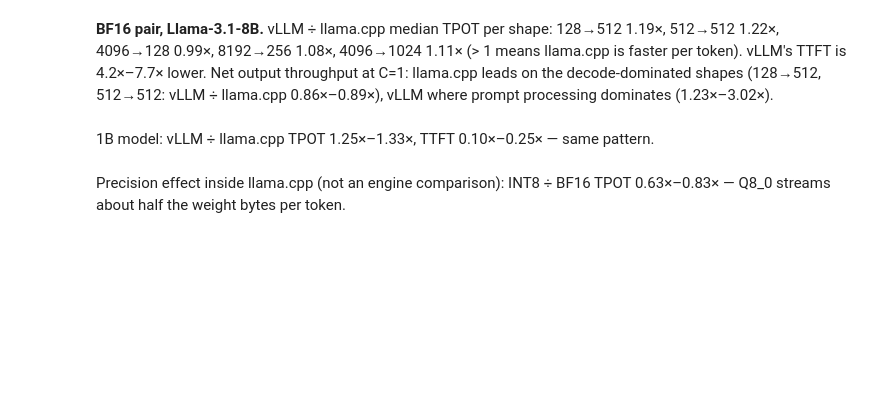
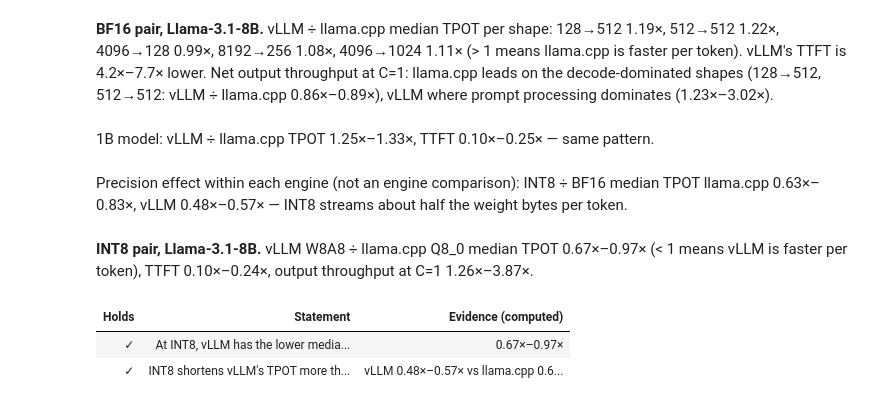
Before and after one commit to struggling-student/llm-backend-analysis, a Jupyter notebook: notebooks/backend_selection/03_single_request_performance.ipynb, the cells around one changed output. Saved outputs shown, nothing was run; the diff lists cells and outputs as text; code cells hidden in the pictures; blank space fills up the shorter version.

```diff
--- a/notebooks/backend_selection/03_single_request_performance.ipynb
+++ b/notebooks/backend_selection/03_single_request_performance.ipynb
@@ -90,10 +91,27 @@ show(f"1B model: vLLM ÷ llama.cpp TPOT {rng(one_b['ratio'], x, nd=2)}, TTFT {rn
 **BF16 pair, Llama-3.1-8B.** vLLM ÷ llama.cpp median TPOT per shape: 128→512 1.19×, 512→512 1.22×, 4096→128 0.99×, 8192→256 1.08×, 4096→1024 1.11× (> 1 means llama.cpp is faster per token). vLLM's TTFT is 4.2×–7.7× lower. Net output throughput at C=1: llama.cpp leads on the decode-dominated shapes (128→512, 512→512: vLLM ÷ llama.cpp 0.86×–0.89×), vLLM where prompt processing dominates (1.23×–3.02×).
 1B model: vLLM ÷ llama.cpp TPOT 1.25×–1.33×, TTFT 0.10×–0.25× — same pattern.
 # %%
-int8 = comparisons.precision_ratio(c1, "llama_cpp", "tpot_s_p50_mean")
-show(f"Precision effect inside llama.cpp (not an engine comparison): INT8 ÷ BF16 TPOT {rng(int8['ratio'], x, nd=2)} — "
-     "Q8_0 streams about half the weight bytes per token.")
+prec = {b: comparisons.precision_ratio(c1, b, "tpot_s_p50_mean") for b in ("llama_cpp", "vllm")}
+show("Precision effect within each engine (not an engine comparison): INT8 ÷ BF16 median TPOT "
+     f"llama.cpp {rng(prec['llama_cpp']['ratio'], x, nd=2)}, vLLM {rng(prec['vllm']['ratio'], x, nd=2)} — "
+     "INT8 streams about half the weight bytes per token.")
+p8 = {m: comparisons.backend_ratio(c1, m, precision="int8") for m in ("tpot_s_p50_mean", "ttft_s_p50_mean", "output_tok_s_mean")}
+show(f"**INT8 pair, {registry.model_label(MODEL)}.** vLLM W8A8 ÷ llama.cpp Q8_0 median TPOT "
+     f"{rng(p8['tpot_s_p50_mean']['ratio'], x, nd=2)} (< 1 means vLLM is faster per token), TTFT "
+     f"{rng(p8['ttft_s_p50_mean']['ratio'], x, nd=2)}, output throughput at C=1 {rng(p8['output_tok_s_mean']['ratio'], x, nd=2)}.")
+pe = prec["vllm"].merge(prec["llama_cpp"], on=["model", "workload"], suffixes=("_vllm", "_llama_cpp"))
+display(claims_table([
+    Claim("At INT8, vLLM has the lower median TPOT at C = 1 on every workload",
+          bool((p8["tpot_s_p50_mean"]["ratio"] < 1).all()), rng(p8["tpot_s_p50_mean"]["ratio"], x, nd=2)),
+    Claim("INT8 shortens vLLM's TPOT more than llama.cpp's on every workload",
+          bool((pe["ratio_vllm"] < pe["ratio_llama_cpp"]).all()),
+          f"vLLM {rng(pe['ratio_vllm'], x, nd=2)} vs llama.cpp {rng(pe['ratio_llama_cpp'], x, nd=2)}"),
+]))
 # %% [output]
-Precision effect inside llama.cpp (not an engine comparison): INT8 ÷ BF16 TPOT 0.63×–0.83× — Q8_0 streams about half the weight bytes per token.
+Precision effect within each engine (not an engine comparison): INT8 ÷ BF16 median TPOT llama.cpp 0.63×–0.83×, vLLM 0.48×–0.57× — INT8 streams about half the weight bytes per token.
+**INT8 pair, Llama-3.1-8B.** vLLM W8A8 ÷ llama.cpp Q8_0 median TPOT 0.67×–0.97× (< 1 means vLLM is faster per token), TTFT 0.10×–0.24×, output throughput at C=1 1.26×–3.87×.
+| Holds | Statement | Evidence (computed) |
+| ✓ | At INT8, vLLM has the lower media... | 0.67×–0.97× |
+| ✓ | INT8 shortens vLLM's TPOT more th... | vLLM 0.48×–0.57× vs llama.cpp 0.6... |
 # %% [markdown]
 **Interpretation.** With one request in flight, decode is a weight-streaming loop: every token reads all weights
```
Also changed, not shown: parts of 3 cells of this notebook, 18 other files.
